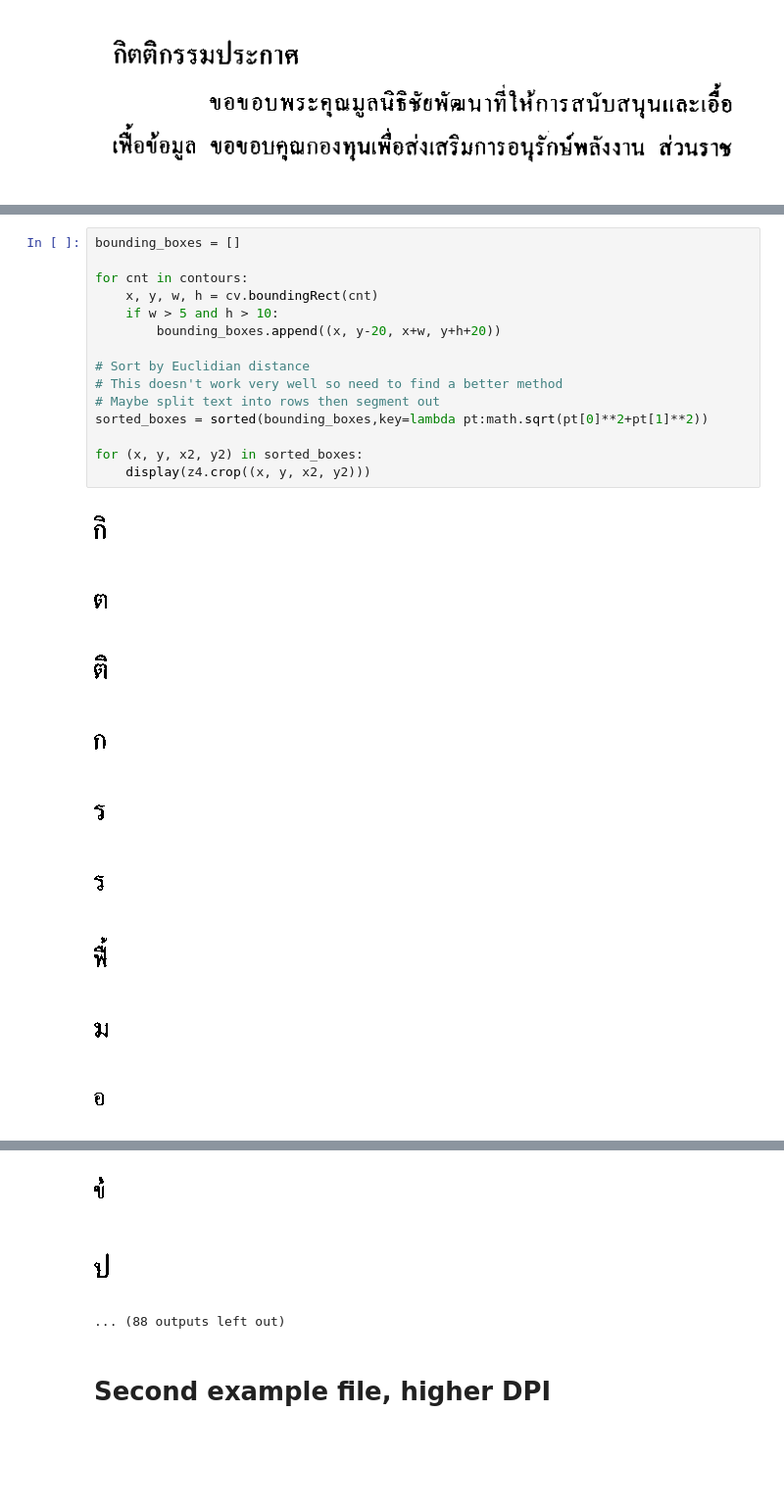
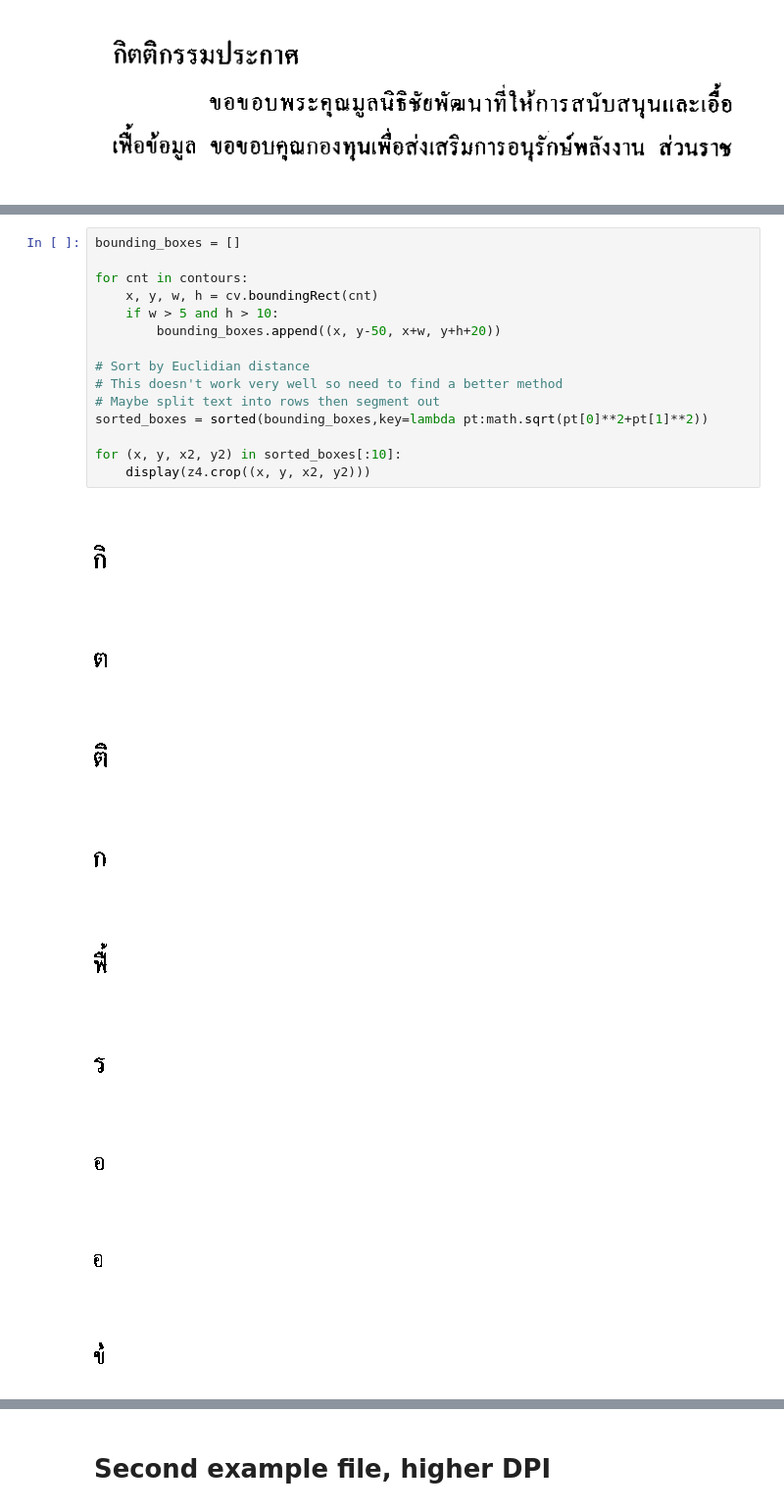
Before and after one commit to andmikey/Thai-and-English-OCR, a Jupyter notebook: assignment_code/test_opencv.ipynb, the cells around one changed output, grey strips where cells are left out. Shown: that part at 98% size. Saved outputs shown, nothing was run; the diff lists cells and outputs as text; blank space fills up the shorter version.

```diff
--- a/assignment_code/test_opencv.ipynb
+++ b/assignment_code/test_opencv.ipynb
@@ -37,25 +72,25 @@ print(len(contours))
 # %%
 bounding_boxes = []
 
 for cnt in contours:
     x, y, w, h = cv.boundingRect(cnt)
     if w > 5 and h > 10:
-        bounding_boxes.append((x, y-20, x+w, y+h+20))
+        bounding_boxes.append((x, y-50, x+w, y+h+20))
 
 # Sort by Euclidian distance
 # This doesn't work very well so need to find a better method
 # Maybe split text into rows then segment out
 sorted_boxes = sorted(bounding_boxes,key=lambda pt:math.sqrt(pt[0]**2+pt[1]**2))
 
-for (x, y, x2, y2) in sorted_boxes:
+for (x, y, x2, y2) in sorted_boxes[:10]:
     display(z4.crop((x, y, x2, y2)))
 # %% [output]
-[figure, old version]
+[figure, new version]
-[figure, old version]
+[figure, new version]
-[figure, old version]
+[figure, new version]
-[figure, old version]
+[figure, new version]
-[figure, old version]
+[figure, new version]
-[figure, old version]
+[figure, new version]
-[figure, old version]
+[figure, new version]
-[figure, old version]
+[figure, new version]
-[figure, old version]
+[figure, new version]
@@ -63,6 +98,3 @@ for (x, y, x2, y2) in sorted_boxes:
-[figure, removed]
-[figure, removed]
-... (88 outputs left out)
 # %% [markdown]
 # Second example file, higher DPI
 # %% [markdown]
```
Also changed, not shown: parts of 8 cells of this notebook.
